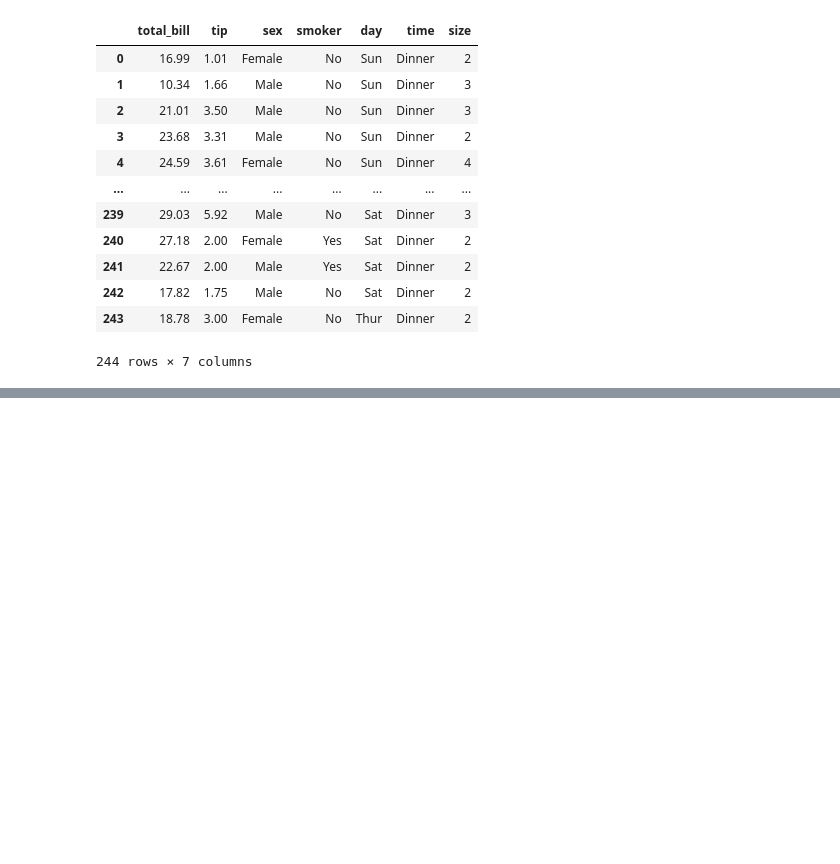
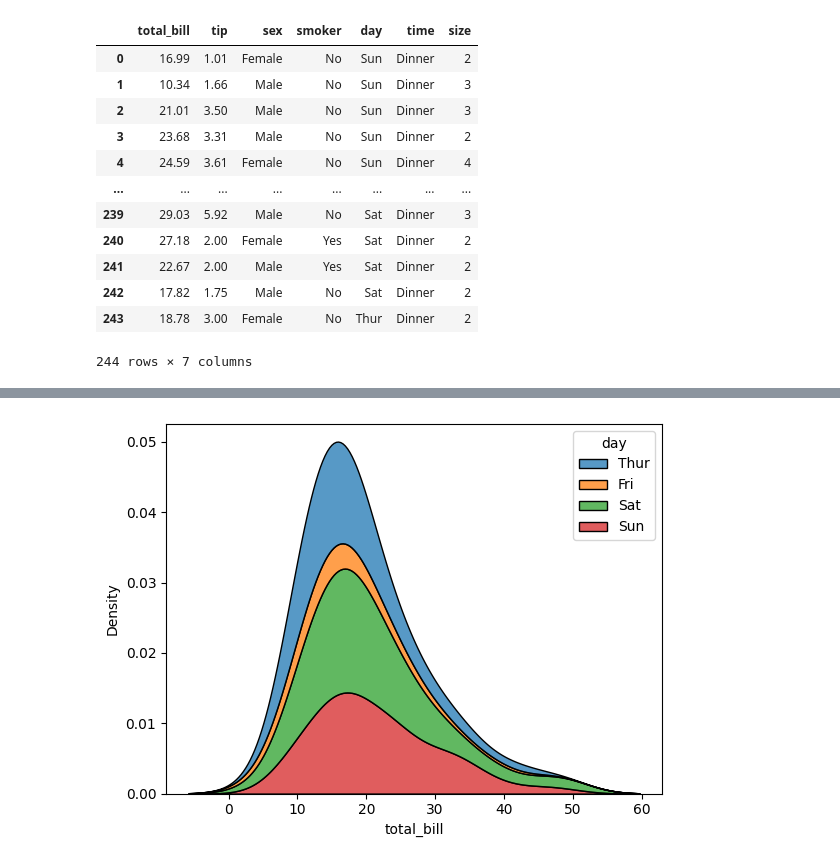
Before and after one commit to GulamAnsari12/Full-Python, a Jupyter notebook: Seaborn.ipynb, the cells around one changed output, grey strips where cells are left out. Drawn from its saved outputs; the diff is of its cells as text; code cells hidden in the pictures; blank space fills up the shorter version.

```diff
--- a/Seaborn.ipynb
+++ b/Seaborn.ipynb
@@ -540,0 +572,3 @@ data
+# %%
+df = sns.load_dataset("tips")
+df
@@ -540,0 +589,5 @@ data
+# %%
+sns.kdeplot(df, x = "total_bill", hue="day", multiple="stack")
+plt.show()
+# %% [output]
+[figure, added]
```
Also changed, not shown: parts of 6 cells of this notebook.
